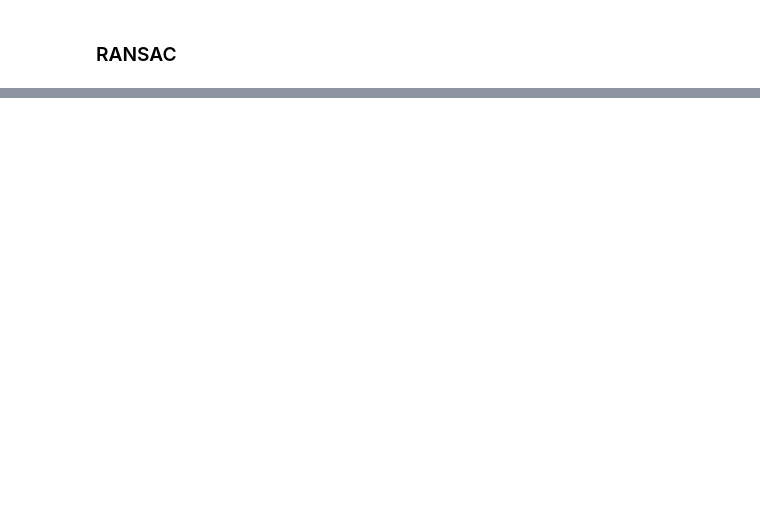
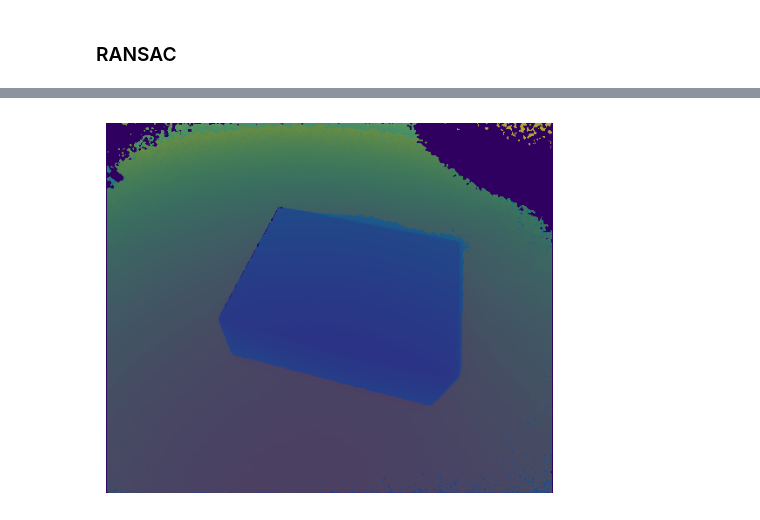
Before and after one commit to Tashhfia/Box-Size-Estimation-with-RANSAC, a Jupyter notebook: Box_Size_Estimation.ipynb, the cells around one changed output, grey strips where cells are left out. Saved outputs shown, nothing was run; the diff lists cells and outputs as text; code cells hidden in the pictures; blank space fills up the shorter version.

```diff
--- a/Box_Size_Estimation.ipynb
+++ b/Box_Size_Estimation.ipynb
@@ -338,0 +357,3 @@ plt.show()
+# %%
+ii, jj = np.where(keep2)
+P_filtered = PC[ii, jj, :]           # apply mask on the point cloud
@@ -338,0 +471,9 @@ plt.show()
+# %%
+H, W = PC.shape[:2]
+plane_mask = np.zeros((H, W), dtype=bool)
+plane_mask[ii[best_mask1d], jj[best_mask1d]] = True
+# overlay on your filtered distance image
+plt.imshow(D_median3, cmap='viridis', vmin=0.15, vmax=2.2);
+plt.imshow(plane_mask, cmap='jet', alpha=0.3); plt.axis('off'); plt.show()
+# %% [output]
+[figure, added]
```
Also changed, not shown: parts of 15 cells of this notebook.
